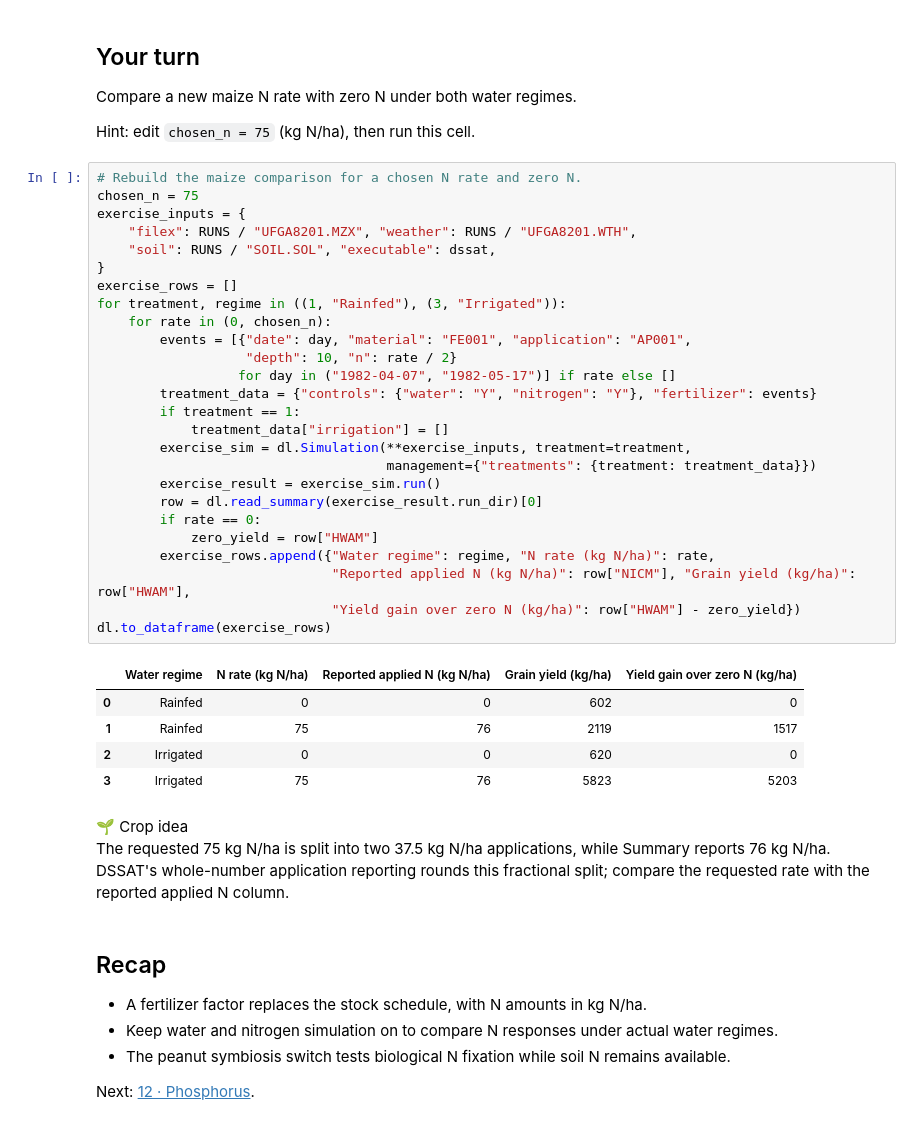
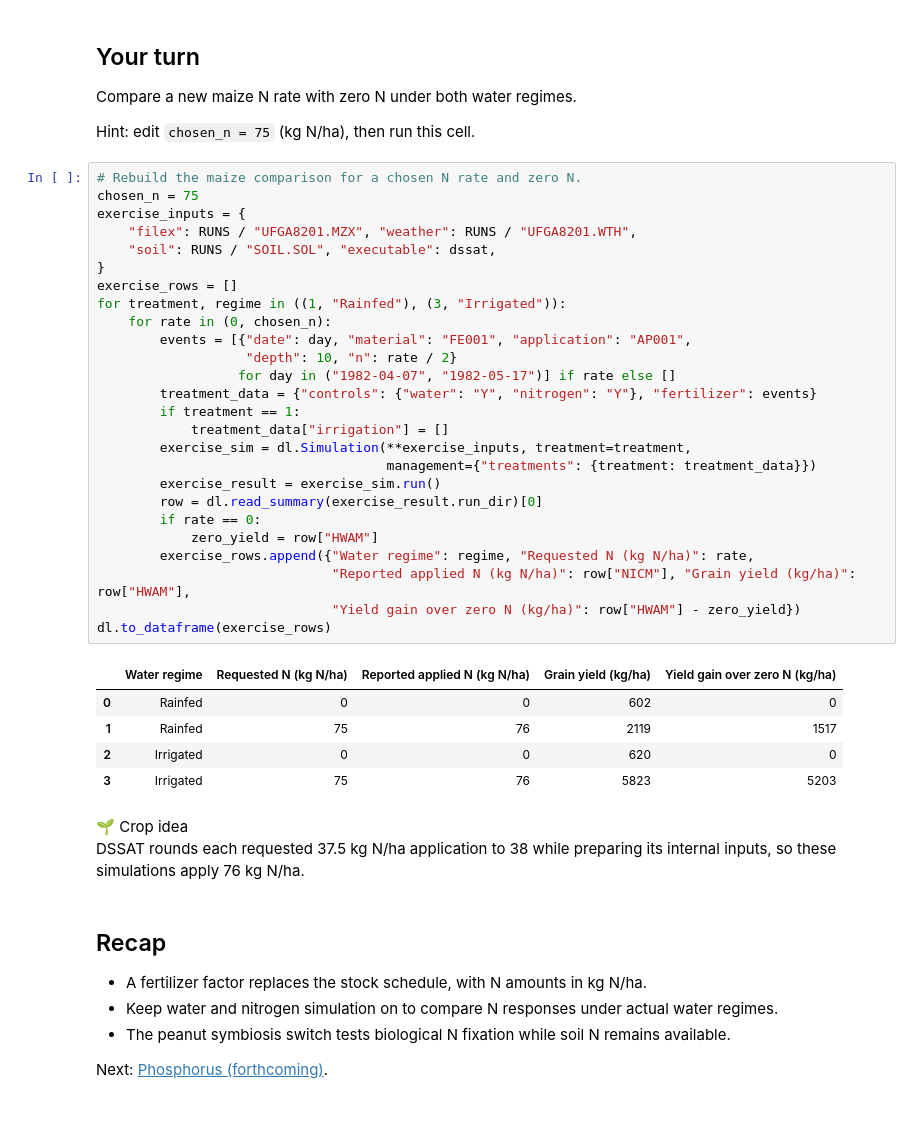
Before and after one commit to AbdelrahmanAmr3/dssatlab, a Jupyter notebook: course/11_nitrogen/lesson.ipynb, the cells around one changed output. Drawn from its saved outputs; the diff is of its cells as text.

Commit message:
Lesson 11_nitrogen: apply audit findings
Co-Authored-By: Claude Opus 5.5 <noreply@anthropic.com>

```diff
--- a/course/11_nitrogen/lesson.ipynb
+++ b/course/11_nitrogen/lesson.ipynb
@@ -211,39 +211,38 @@ Hint: edit `chosen_n = 75` (kg N/ha), then run this cell.
 # %%
 # Rebuild the maize comparison for a chosen N rate and zero N.
 chosen_n = 75
 exercise_inputs = {
     "filex": RUNS / "UFGA8201.MZX", "weather": RUNS / "UFGA8201.WTH",
     "soil": RUNS / "SOIL.SOL", "executable": dssat,
 }
 exercise_rows = []
 for treatment, regime in ((1, "Rainfed"), (3, "Irrigated")):
     for rate in (0, chosen_n):
         events = [{"date": day, "material": "FE001", "application": "AP001",
                    "depth": 10, "n": rate / 2}
                   for day in ("1982-04-07", "1982-05-17")] if rate else []
         treatment_data = {"controls": {"water": "Y", "nitrogen": "Y"}, "fertilizer": events}
         if treatment == 1:
             treatment_data["irrigation"] = []
         exercise_sim = dl.Simulation(**exercise_inputs, treatment=treatment,
                                      management={"treatments": {treatment: treatment_data}})
         exercise_result = exercise_sim.run()
         row = dl.read_summary(exercise_result.run_dir)[0]
         if rate == 0:
             zero_yield = row["HWAM"]
-        exercise_rows.append({"Water regime": regime, "N rate (kg N/ha)": rate,
+        exercise_rows.append({"Water regime": regime, "Requested N (kg N/ha)": rate,
                               "Reported applied N (kg N/ha)": row["NICM"], "Grain yield (kg/ha)": row["HWAM"],
                               "Yield gain over zero N (kg/ha)": row["HWAM"] - zero_yield})
 dl.to_dataframe(exercise_rows)
 # %% [output]
-|  | Water regime | N rate (kg N/ha) | Reported applied N (kg N/ha) | Grain yield (kg/ha) | Yield gain over zero N (kg/ha) |
+|  | Water regime | Requested N (kg N/ha) | Reported applied N (kg N/ha) | Grain yield (kg/ha) | Yield gain over zero N (kg/ha) |
 | 0 | Rainfed | 0 | 0 | 602 | 0 |
 | 1 | Rainfed | 75 | 76 | 2119 | 1517 |
 | 2 | Irrigated | 0 | 0 | 620 | 0 |
 | 3 | Irrigated | 75 | 76 | 5823 | 5203 |
 # %% [markdown]
 🌱 Crop idea
-The requested 75 kg N/ha is split into two 37.5 kg N/ha applications, while Summary reports 76 kg N/ha.
-DSSAT's whole-number application reporting rounds this fractional split; compare the requested rate with the reported applied N column.
+DSSAT rounds each requested 37.5 kg N/ha application to 38 while preparing its internal inputs, so these simulations apply 76 kg N/ha.
 # %% [markdown]
 ## Recap
 
@@ -251,4 +250,4 @@ DSSAT's whole-number application reporting rounds this fractional split; compare
 - Keep water and nitrogen simulation on to compare N responses under actual water regimes.
 - The peanut symbiosis switch tests biological N fixation while soil N remains available.
 
-Next: [12 · Phosphorus](../12_phosphorus/lesson.ipynb).
+Next: [Phosphorus (forthcoming)](../README.md).
```
Also changed, not shown: 1 other file.
